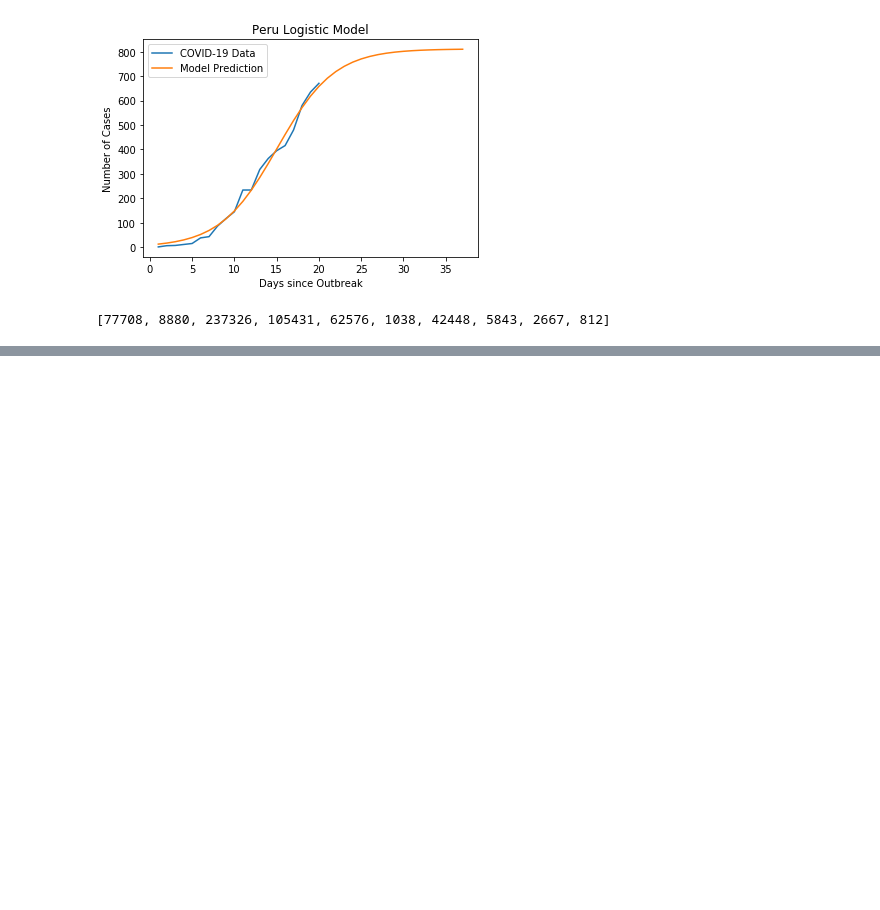
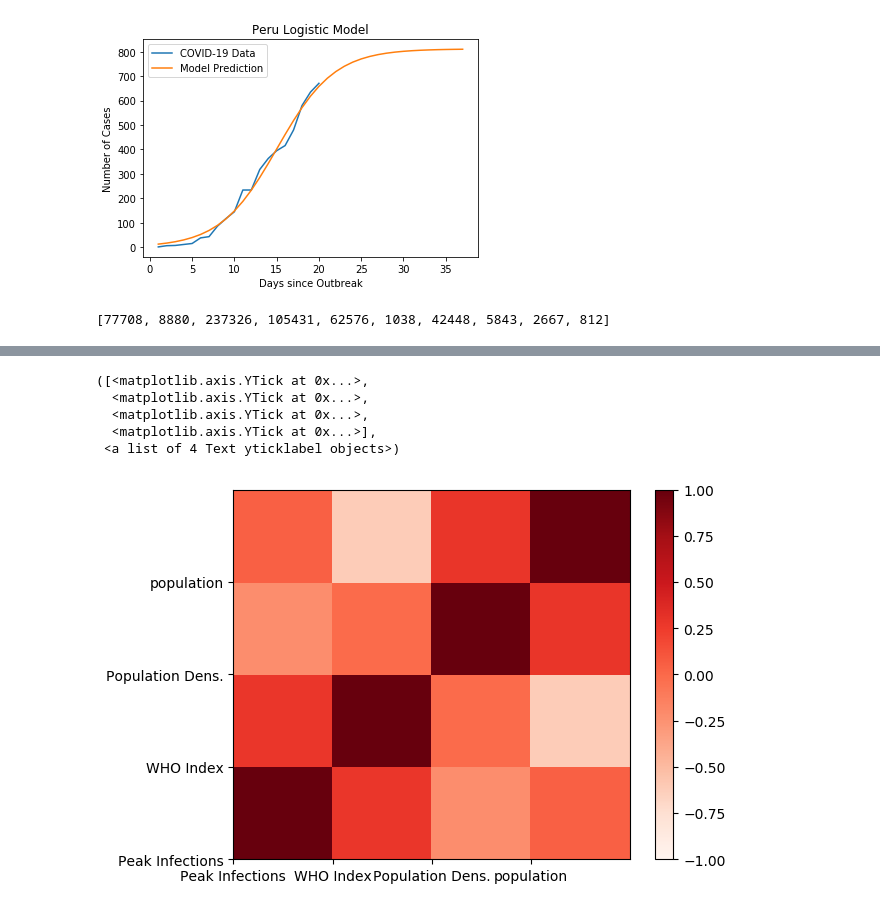
Before and after one commit to miholjcicmarko/COMP5360Project, a Jupyter notebook: python_journals/models.ipynb, the cells around one changed output, grey strips where cells are left out. Saved outputs shown, nothing was run; the diff lists cells and outputs as text; code cells hidden in the pictures; blank space fills up the shorter version.

```diff
--- a/python_journals/models.ipynb
+++ b/python_journals/models.ipynb
@@ -1172,0 +1171,14 @@ data
+# %%
+correlation= data.corr()
+plt.style.use('default')
+Global_heatmap=plt.pcolor(correlation,vmin=-1,vmax=1,cmap=plt.cm.Reds)
+plt.colorbar(Global_heatmap)
+plt.xticks((range(4)),['Peak Infections','WHO Index', 'Population Dens.','population'])
+plt.yticks((range(4)),['Peak Infections','WHO Index', 'Population Dens.','population'])
+# %% [output]
+([<matplotlib.axis.YTick at 0x...>,
+  <matplotlib.axis.YTick at 0x...>,
+  <matplotlib.axis.YTick at 0x...>,
+  <matplotlib.axis.YTick at 0x...>],
+ <a list of 4 Text yticklabel objects>)
+[figure, added]
```
Also changed, not shown: parts of 17 cells of this notebook.
